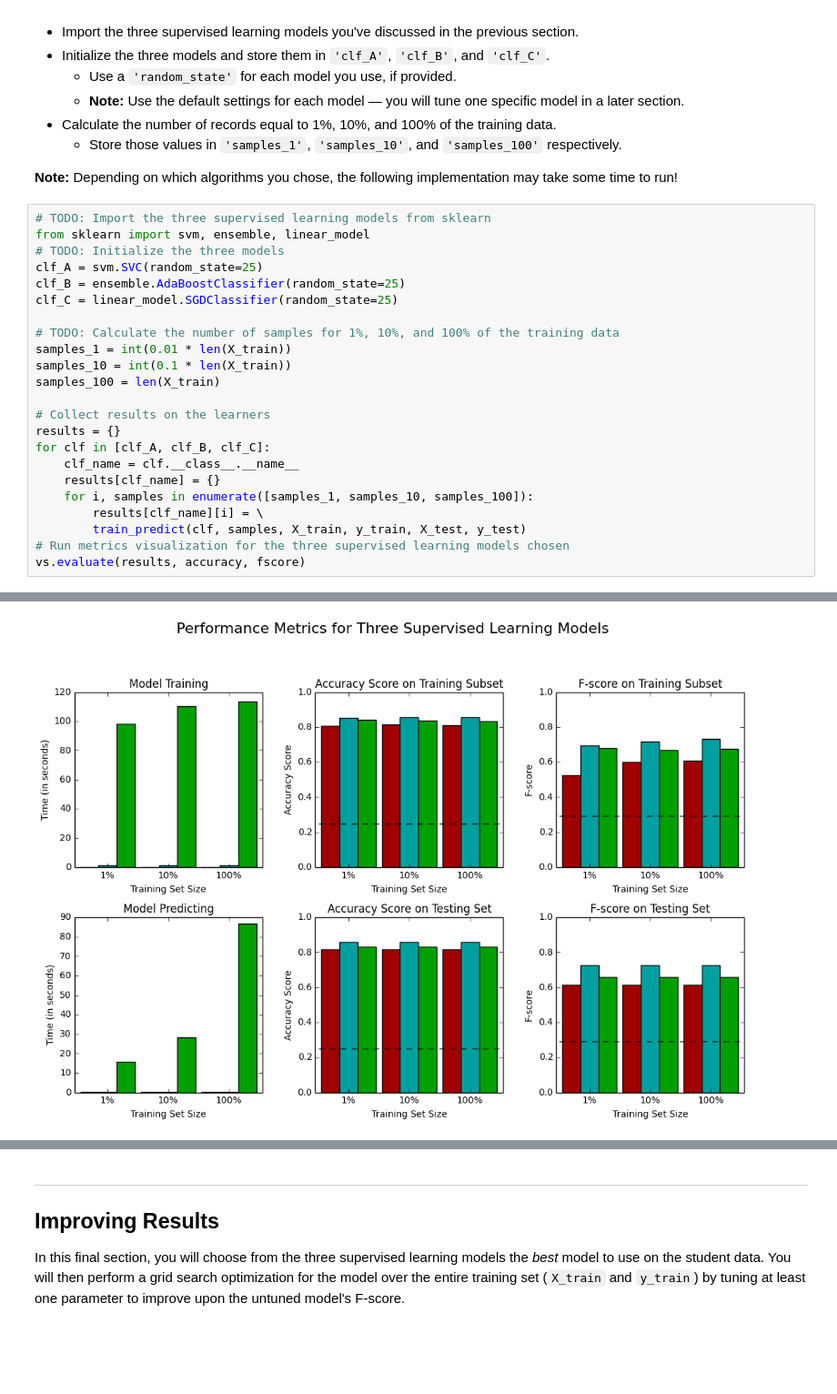
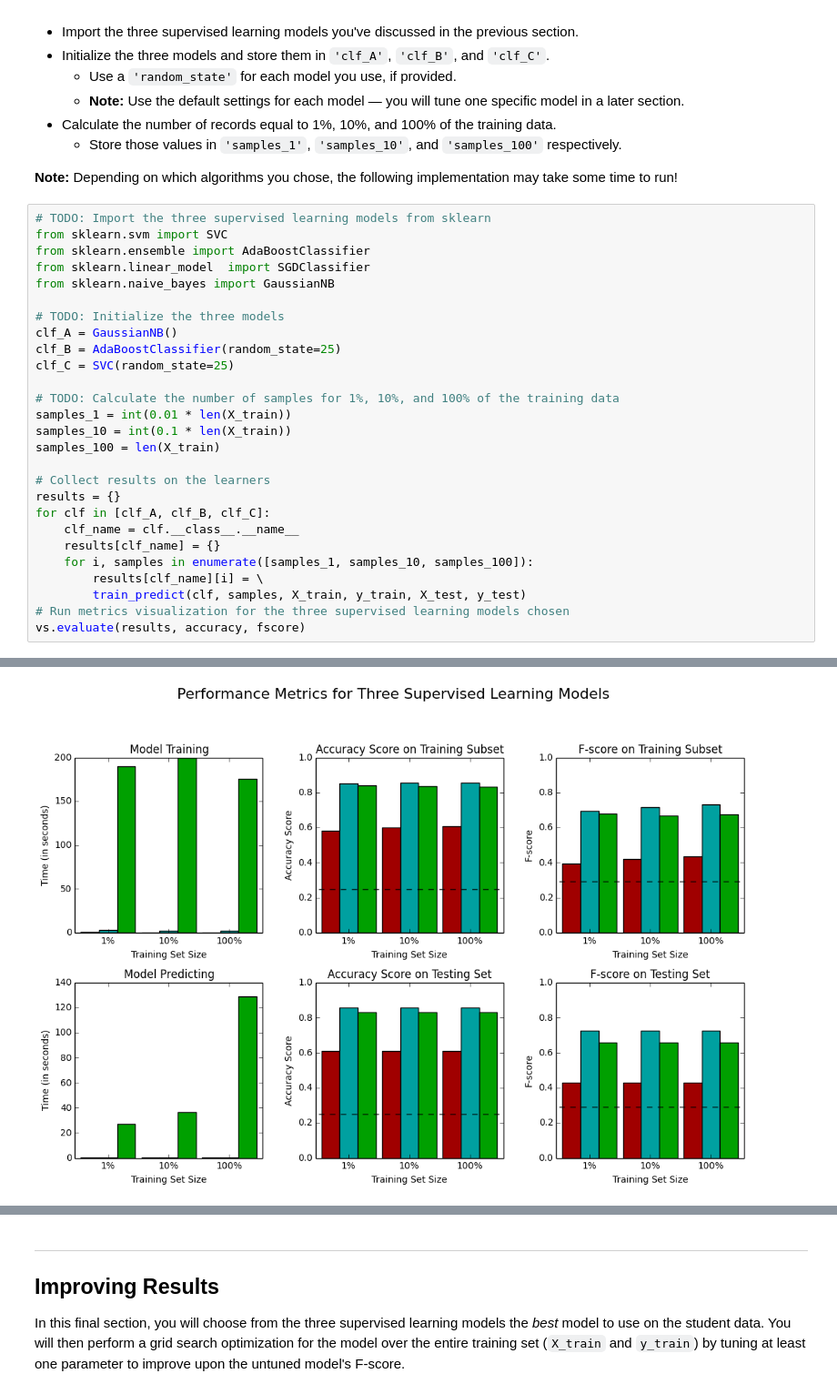
Before and after one commit to aksharkkumar/machine-learning-master, a Jupyter notebook: projects/finding_donors/finding_donors.ipynb, the cells around one changed output, grey strips where cells are left out. Shown: that part at 91% size. Drawn from its saved outputs; the diff is of its cells as text; blank space fills up the shorter version.

```diff
--- a/projects/finding_donors/finding_donors.ipynb
+++ b/projects/finding_donors/finding_donors.ipynb
@@ -304,11 +320,15 @@ In the code cell, you will need to implement the following:
 **Note:** Depending on which algorithms you chose, the following implementation may take some time to run!
 # %%
 # TODO: Import the three supervised learning models from sklearn
-from sklearn import svm, ensemble, linear_model
+from sklearn.svm import SVC
+from sklearn.ensemble import AdaBoostClassifier
+from sklearn.linear_model  import SGDClassifier
+from sklearn.naive_bayes import GaussianNB
+
 # TODO: Initialize the three models
-clf_A = svm.SVC(random_state=25)
-clf_B = ensemble.AdaBoostClassifier(random_state=25)
-clf_C = linear_model.SGDClassifier(random_state=25)
+clf_A = GaussianNB()
+clf_B = AdaBoostClassifier(random_state=25)
+clf_C = SVC(random_state=25)
 
 # TODO: Calculate the number of samples for 1%, 10%, and 100% of the training data
 samples_1 = int(0.01 * len(X_train))
@@ -338,2 +358,2 @@ SGDClassifier trained on 36177 samples.
-[figure, old version]
+[figure, new version]
 # %%
```
Also changed, not shown: parts of 18 cells of this notebook.
